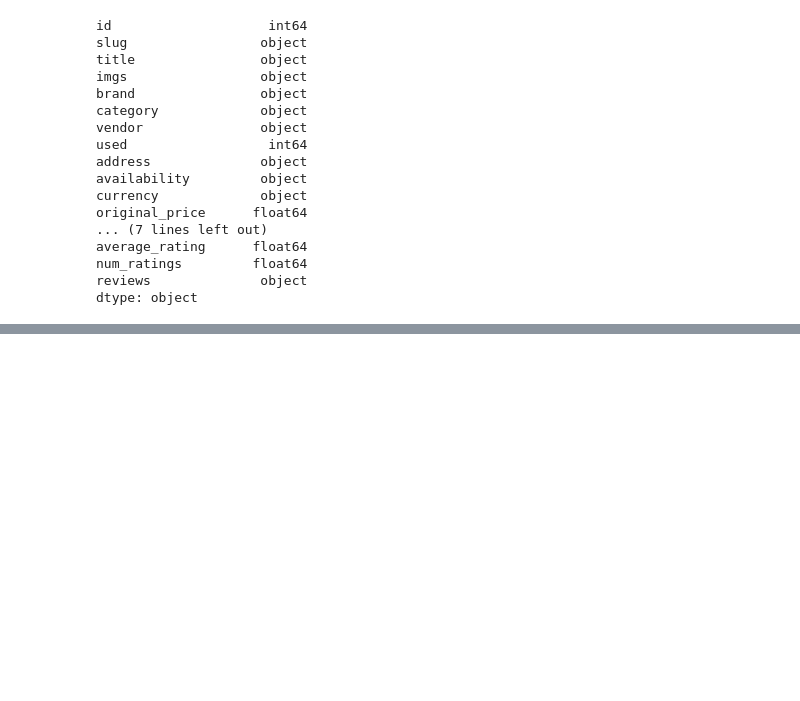
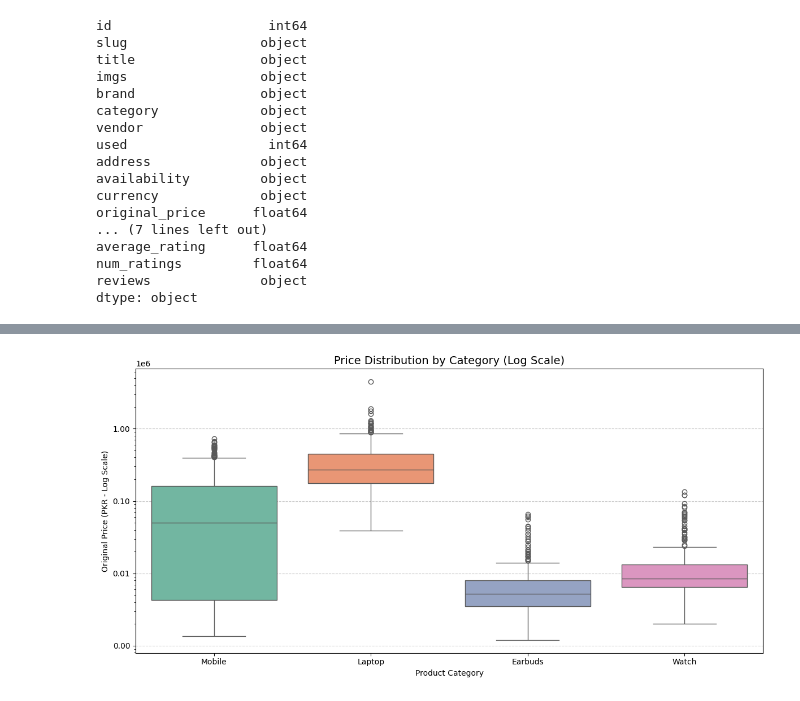
Before and after one commit to XENZA7/vendorlensx_recommendation_search_system, a Jupyter notebook: Notebooks/EDA.ipynb, the cells around one changed output, grey strips where cells are left out. Cells and saved outputs as stored; diff of their text form; code cells hidden in the pictures; blank space fills up the shorter version.

```diff
--- a/Notebooks/EDA.ipynb
+++ b/Notebooks/EDA.ipynb
@@ -168,0 +209,24 @@ dtype: object
+# %%
+plt.figure(figsize=(12, 6))
+
+# We use original_price, dropping the 17 nulls just for the sake of the plot
+plot_data = df.dropna(subset=['original_price'])
+
+# Create the box plot
+sns.boxplot(data=plot_data, x='category', y='original_price', palette='Set2')
+
+# Set the Y-axis to logarithmic scale
+plt.yscale('log')
+plt.title('Price Distribution by Category (Log Scale)', fontsize=14)
+plt.ylabel('Original Price (PKR - Log Scale)')
+plt.xlabel('Product Category')
+plt.grid(axis='y', linestyle='--', alpha=0.7)
+
+# Format the y-axis ticks so they don't show scientific notation
+from matplotlib.ticker import ScalarFormatter
+plt.gca().yaxis.set_major_formatter(ScalarFormatter())
+
+plt.tight_layout()
+plt.show()
+# %% [output]
+[figure, added]
```
Also changed, not shown: parts of 9 cells of this notebook.
